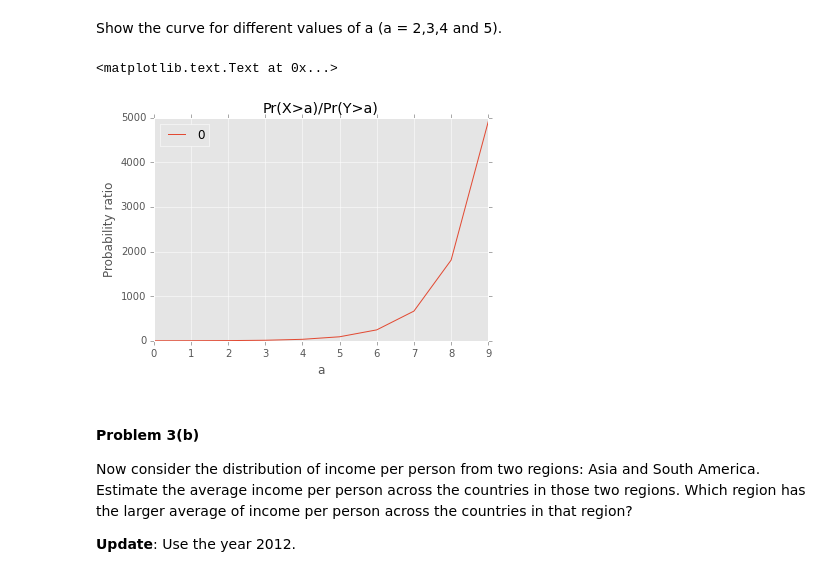
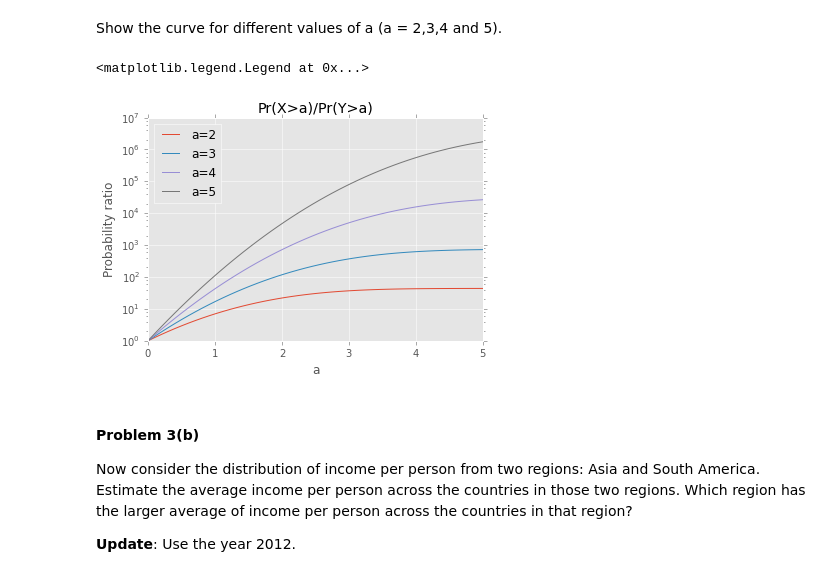
Before and after one commit to bwainstock/cs109, a Jupyter notebook: hw/HW1/HW1.ipynb, the cells around one changed output. Cells and saved outputs as stored; diff of their text form; code cells hidden in the pictures.

```diff
--- a/hw/HW1/HW1.ipynb
+++ b/hw/HW1/HW1.ipynb
@@ -296,7 +297,9 @@ Example
 def mergeByYear(year):
     income_to_merge = income[[year]]
     income_to_merge.columns = ['Income']
-    return pd.merge(countries, income_to_merge, left_on=['Country'], right_index=True)
+    joined = pd.merge(countries, income_to_merge, left_on=['Country'], right_index=True)
+    joined['Income'] = np.round(joined['Income'], 2)
+    return joined
 
 mergeByYear(2010)
 # %% [output]
@@ -402,27 +405,31 @@ Example
 -------
 >>> ratioNormals(diff = 1, a = 2)
 """
+import scipy.stats as stats
+
 def ratioNormals(diff, a):
     X = stats.norm(loc=diff)
     Y = stats.norm()
-    prob_x = X.pdf(a)
-    prob_y = Y.pdf(a)
+    prob_x = 1 - X.cdf(a)
+    prob_y = 1 - Y.cdf(a)
     return prob_x/prob_y
 # %%
-a = range(10)
-points = dict()
-diff = 1
+a = range(2,6)
+diffs = np.linspace(0,5,50)
+
 for val in a:
-    points[val] = ratioNormals(diff, val)
+    ratios = [ratioNormals(diff, val) for diff in diffs]
+    plt.plot(diffs, ratios)
 
-df = pd.DataFrame.from_dict(points, orient='index')
-df.plot()
+#Legends
 plt.title('Pr(X>a)/Pr(Y>a)')
 plt.xlabel('a')
 plt.ylabel('Probability ratio')
+plt.yscale('log')
+plt.legend(["a={}".format(val) for val in a], loc=0);
 # %% [output]
-<matplotlib.text.Text at 0x...>
+<matplotlib.legend.Legend at 0x...>
-[figure, old version]
+[figure, new version]
 # %%
 #your code here
 # %% [markdown]
```
Also changed, not shown: parts of 13 cells of this notebook, 1 other file.
